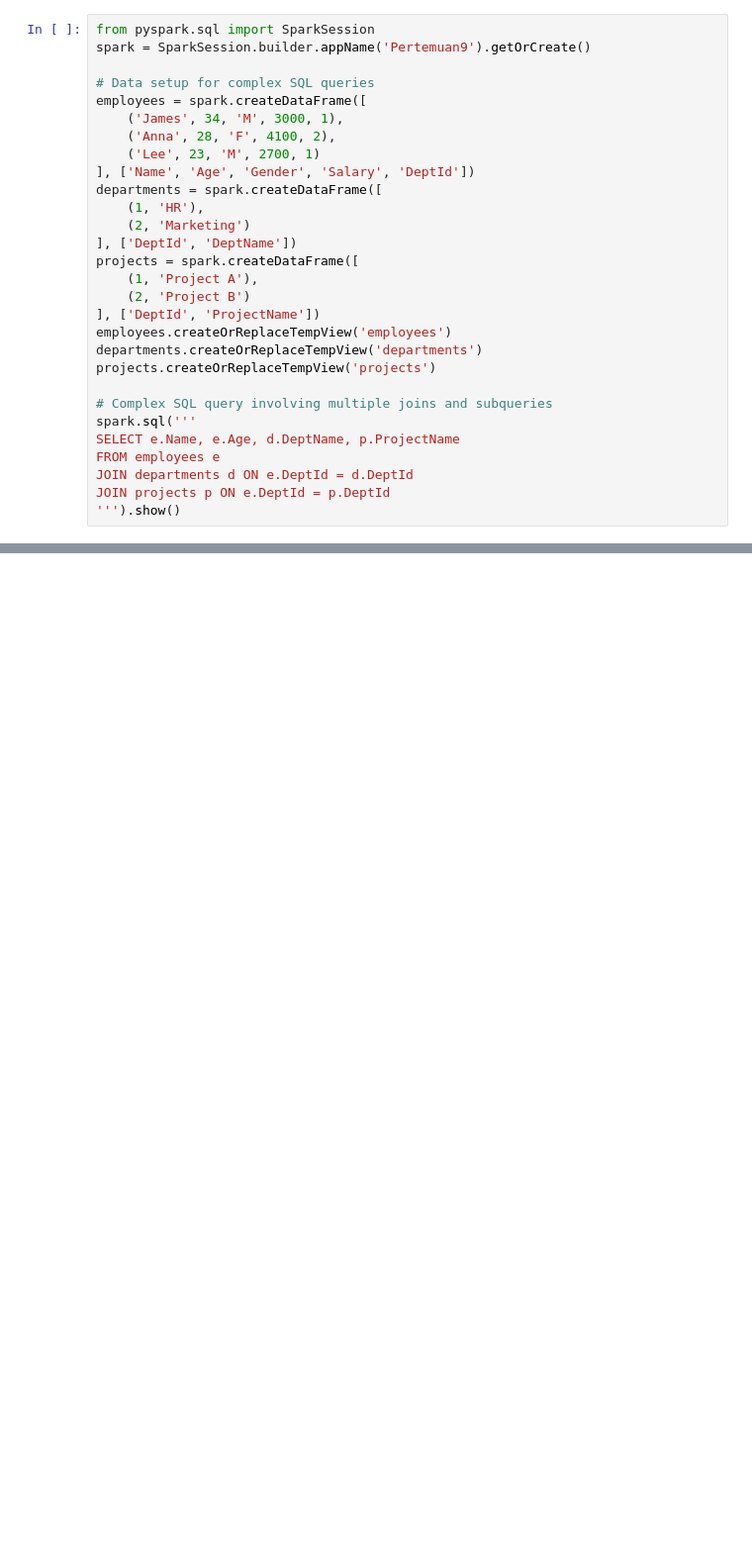
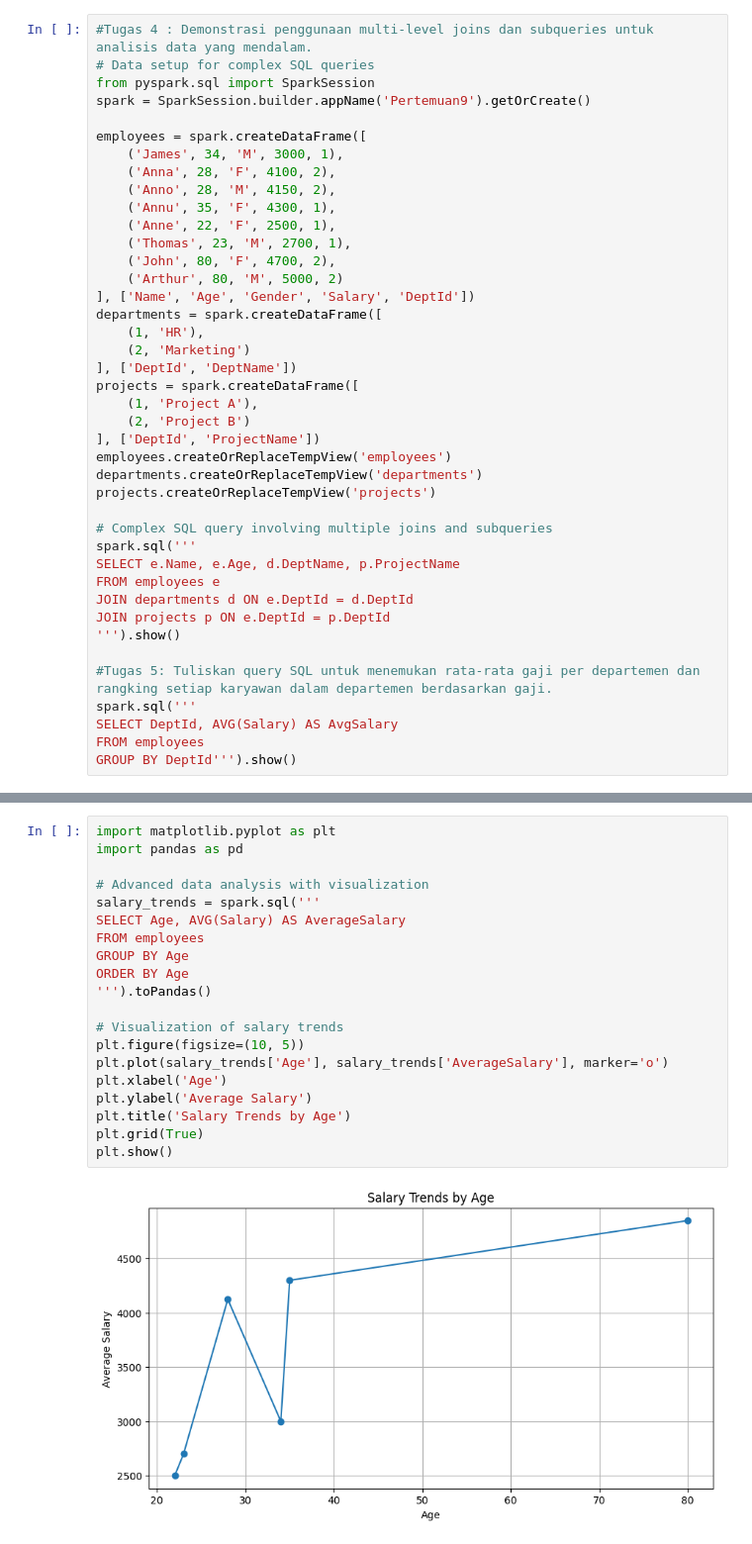
Before and after one commit to ilhamkf13/Praktikum-Big-Data, a Jupyter notebook: Week 9.ipynb, the cells around one changed output, grey strips where cells are left out. Shown at 99% size. Saved outputs shown, nothing was run; the diff lists cells and outputs as text; blank space fills up the shorter version.

```diff
--- a/Week 9.ipynb
+++ b/Week 9.ipynb
@@ -103,12 +162,18 @@ spark.sql('''
 # %%
+#Tugas 4 : Demonstrasi penggunaan multi-level joins dan subqueries untuk analisis data yang mendalam.
+# Data setup for complex SQL queries
 from pyspark.sql import SparkSession
 spark = SparkSession.builder.appName('Pertemuan9').getOrCreate()
 
-# Data setup for complex SQL queries
 employees = spark.createDataFrame([
     ('James', 34, 'M', 3000, 1),
     ('Anna', 28, 'F', 4100, 2),
-    ('Lee', 23, 'M', 2700, 1)
+    ('Anno', 28, 'M', 4150, 2),
+    ('Annu', 35, 'F', 4300, 1),
+    ('Anne', 22, 'F', 2500, 1),
+    ('Thomas', 23, 'M', 2700, 1),
+    ('John', 80, 'F', 4700, 2),
+    ('Arthur', 80, 'M', 5000, 2)
 ], ['Name', 'Age', 'Gender', 'Salary', 'DeptId'])
 departments = spark.createDataFrame([
     (1, 'HR'),
@@ -129,4 +194,10 @@ FROM employees e
 JOIN departments d ON e.DeptId = d.DeptId
 JOIN projects p ON e.DeptId = p.DeptId
 ''').show()
+
+#Tugas 5: Tuliskan query SQL untuk menemukan rata-rata gaji per departemen dan rangking setiap karyawan dalam departemen berdasarkan gaji.
+spark.sql('''
+SELECT DeptId, AVG(Salary) AS AvgSalary
+FROM employees
+GROUP BY DeptId''').show()
 # %% [output]
@@ -141,0 +223,22 @@ JOIN projects p ON e.DeptId = p.DeptId
+# %%
+import matplotlib.pyplot as plt
+import pandas as pd
+
+# Advanced data analysis with visualization
+salary_trends = spark.sql('''
+SELECT Age, AVG(Salary) AS AverageSalary
+FROM employees
+GROUP BY Age
+ORDER BY Age
+''').toPandas()
+
+# Visualization of salary trends
+plt.figure(figsize=(10, 5))
+plt.plot(salary_trends['Age'], salary_trends['AverageSalary'], marker='o')
+plt.xlabel('Age')
+plt.ylabel('Average Salary')
+plt.title('Salary Trends by Age')
+plt.grid(True)
+plt.show()
+# %% [output]
+[figure, added]
```
Also changed, not shown: parts of 11 cells of this notebook.
